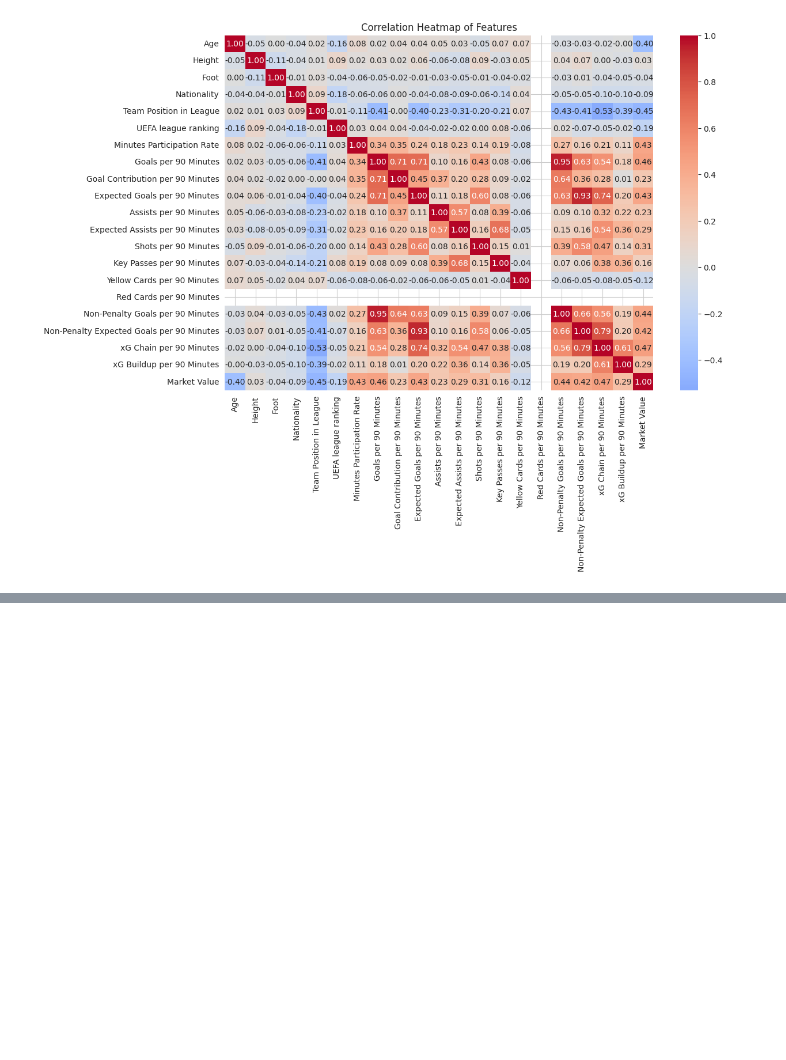
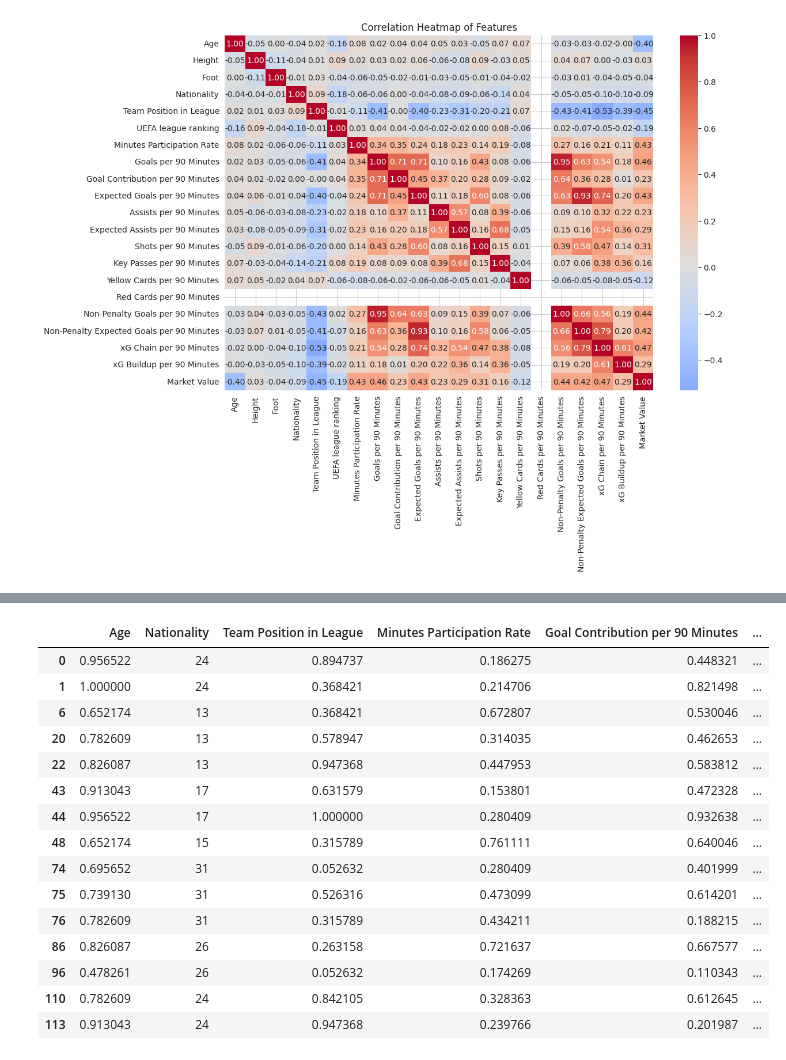
Before and after one commit to l3wandowskyy/Pricing-Footballers-Master, a Jupyter notebook: preditict_value_footballer.ipynb, the cells around one changed output, grey strips where cells are left out. Drawn from its saved outputs; the diff is of its cells as text; code cells hidden in the pictures; blank space fills up the shorter version.

```diff
--- a/preditict_value_footballer.ipynb
+++ b/preditict_value_footballer.ipynb
@@ -902,0 +925,31 @@ plt.show()
+# %%
+import pandas as pd
+
+# List features to delete
+features_to_remove = [
+    "Height", "Foot", "Yellow Cards per 90 Minutes",
+    "UEFA league ranking", "Key Passes per 90 Minutes",
+    "Goals per 90 Minutes", "Expected Goals per 90 Minutes"
+]
+
+# Tworzenie nowej tabeli Strikers po usunięciu wybranych cech
+strikers = strikers.drop(columns=features_to_remove)
+
+strikers.head(15)
+# %% [output]
+|  | Age | Nationality | Team Position in League | Minutes Participation Rate | Goal Contribution per 90 Minutes | ... |
+| 0 | 0.956522 | 24 | 0.894737 | 0.186275 | 0.448321 | ... |
+| 1 | 1.000000 | 24 | 0.368421 | 0.214706 | 0.821498 | ... |
+| 6 | 0.652174 | 13 | 0.368421 | 0.672807 | 0.530046 | ... |
+| 20 | 0.782609 | 13 | 0.578947 | 0.314035 | 0.462653 | ... |
+| 22 | 0.826087 | 13 | 0.947368 | 0.447953 | 0.583812 | ... |
+| 43 | 0.913043 | 17 | 0.631579 | 0.153801 | 0.472328 | ... |
+| 44 | 0.956522 | 17 | 1.000000 | 0.280409 | 0.932638 | ... |
+| 48 | 0.652174 | 15 | 0.315789 | 0.761111 | 0.640046 | ... |
+| 74 | 0.695652 | 31 | 0.052632 | 0.280409 | 0.401999 | ... |
+| 75 | 0.739130 | 31 | 0.526316 | 0.473099 | 0.614201 | ... |
+| 76 | 0.782609 | 31 | 0.315789 | 0.434211 | 0.188215 | ... |
+| 86 | 0.826087 | 26 | 0.263158 | 0.721637 | 0.667577 | ... |
+| 96 | 0.478261 | 26 | 0.052632 | 0.174269 | 0.110343 | ... |
+| 110 | 0.782609 | 24 | 0.842105 | 0.328363 | 0.612645 | ... |
+| 113 | 0.913043 | 24 | 0.947368 | 0.239766 | 0.201987 | ... |
```
Also changed, not shown: parts of 7 cells of this notebook.
